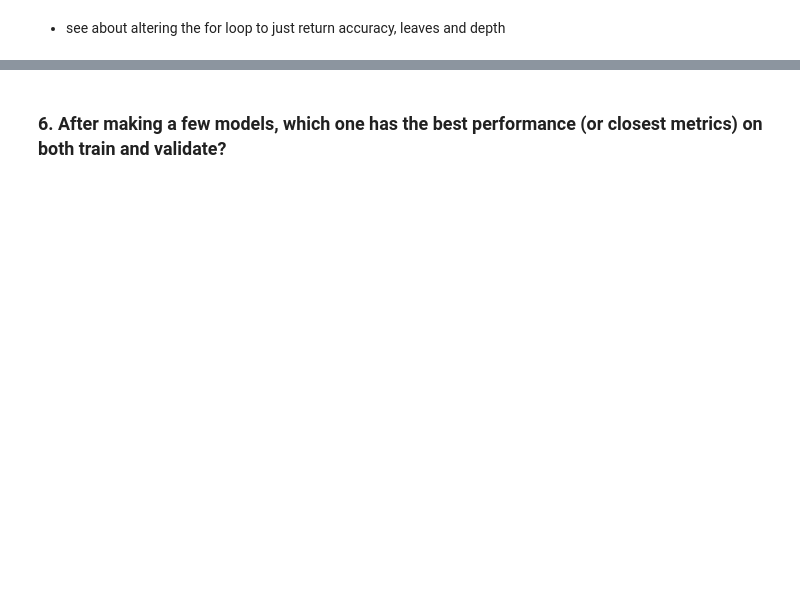
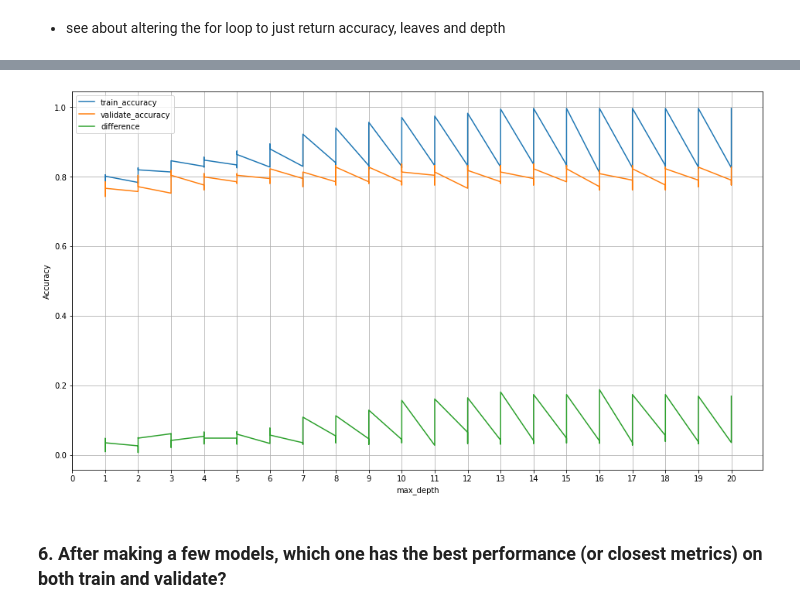
Before and after one commit to brianclements03/classification-exercises, a Jupyter notebook: Model.ipynb, the cells around one changed output, grey strips where cells are left out. Cells and saved outputs as stored; diff of their text form; code cells hidden in the pictures; blank space fills up the shorter version.

```diff
--- a/Model.ipynb
+++ b/Model.ipynb
@@ -745,7 +754,14 @@ df
 # %%
 # df.set_index('max_depth').plot
 
 # review ravinder's graph here
+
+df.set_index('max_depth')[['train_accuracy', 'validate_accuracy','difference']].plot(figsize = (16,9))
+plt.ylabel('Accuracy')
+plt.xticks(np.arange(0,21,1))
+plt.grid()
+# %% [output]
+[figure, added]
 # %% [markdown]
 ### 6. After making a few models, which one has the best performance (or closest metrics) on both train and validate?
 # %%
```
Also changed, not shown: parts of 42 cells of this notebook, 2 other files.
